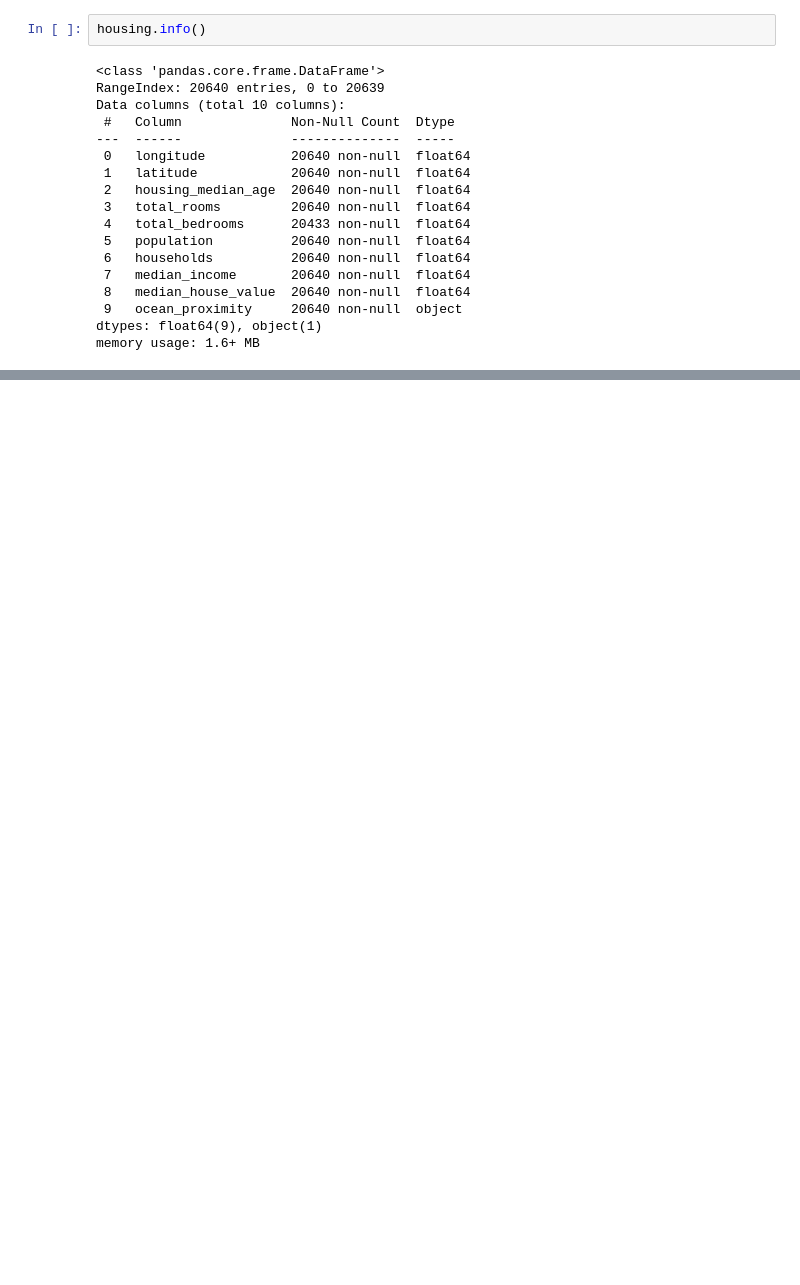
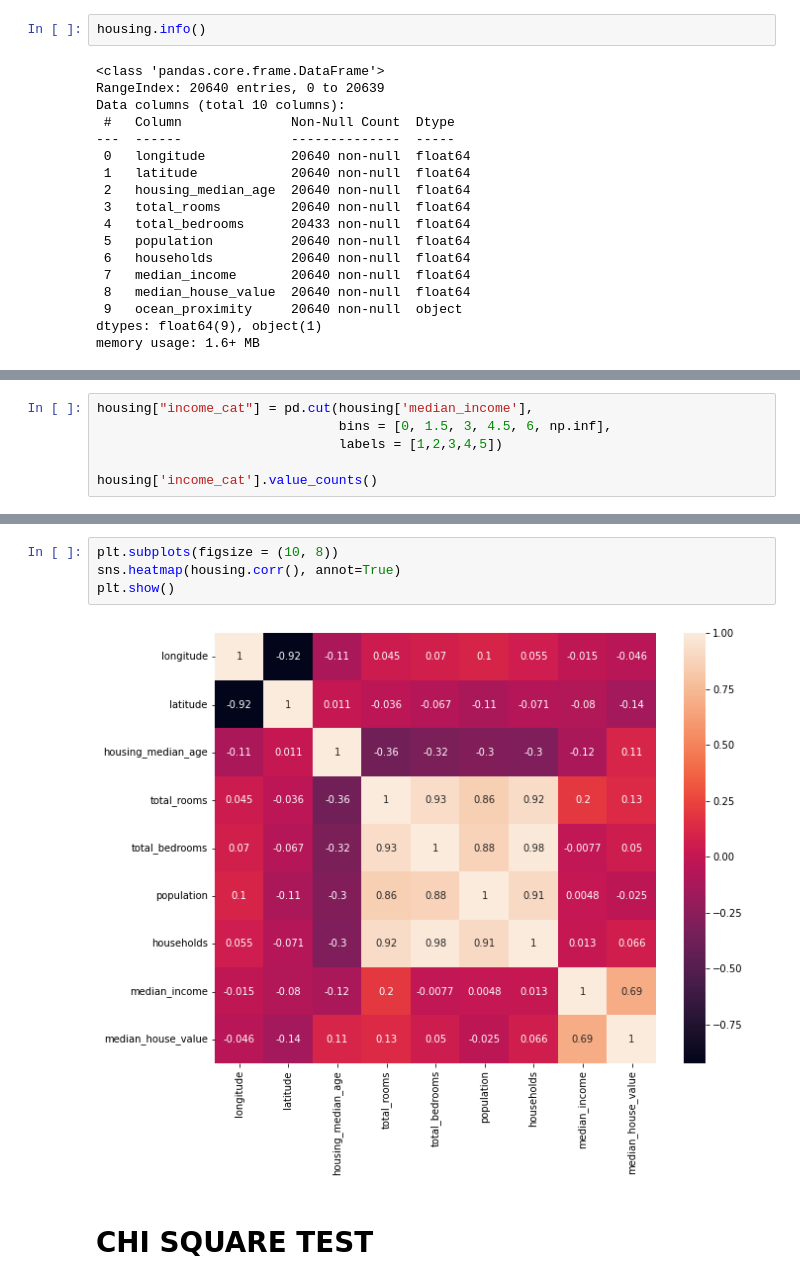
Before and after one commit to iupui-soic/pybootcamp, a Jupyter notebook: Mothi_Gowtham_bootcamp_1_2.ipynb, the cells around one changed output, grey strips where cells are left out. Saved outputs shown, nothing was run; the diff lists cells and outputs as text; blank space fills up the shorter version.

```diff
--- a/Mothi_Gowtham_bootcamp_1_2.ipynb
+++ b/Mothi_Gowtham_bootcamp_1_2.ipynb
@@ -29,0 +62,6 @@ Completed half of the code but forgot to save here
+# %%
+housing["income_cat"] = pd.cut(housing['median_income'],
+                               bins = [0, 1.5, 3, 4.5, 6, np.inf],
+                               labels = [1,2,3,4,5])
+
+housing['income_cat'].value_counts()
@@ -29,0 +100,8 @@ Completed half of the code but forgot to save here
+# %%
+plt.subplots(figsize = (10, 8))
+sns.heatmap(housing.corr(), annot=True)
+plt.show()
+# %% [output]
+[figure, added]
+# %% [markdown]
+# **CHI SQUARE TEST**
```
Also changed, not shown: parts of 36 cells of this notebook.
